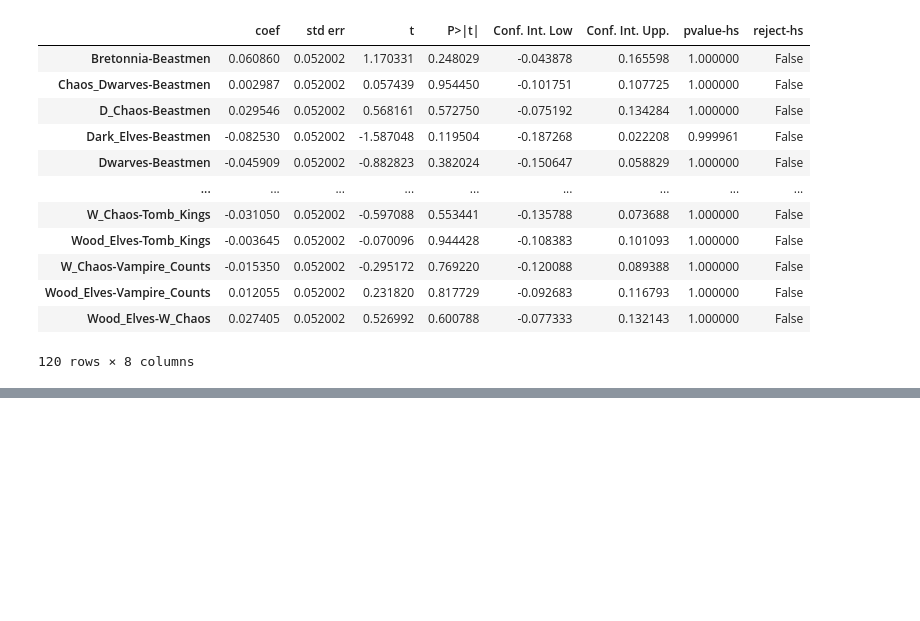
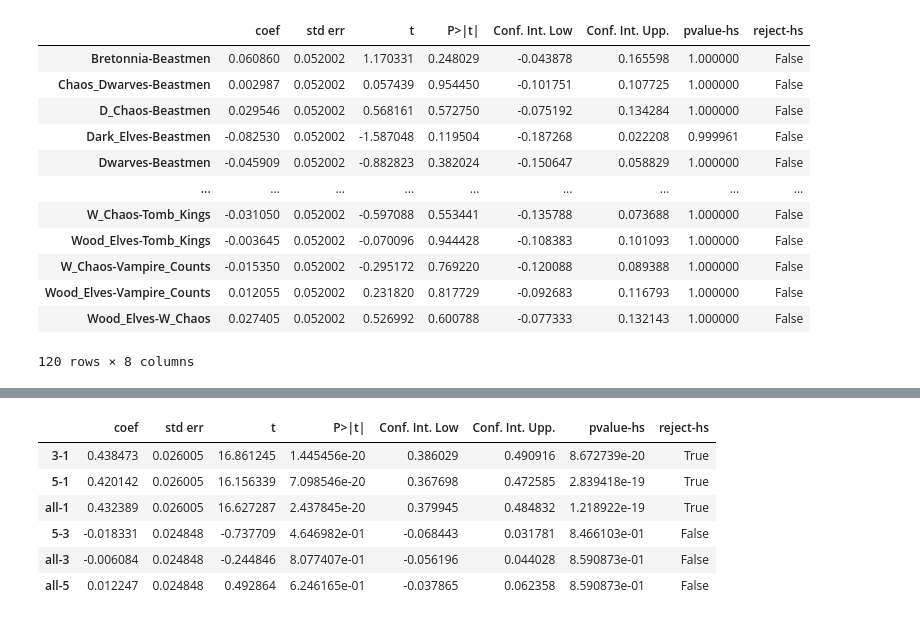
Before and after one commit to jacoblundeen/tow_analysis, a Jupyter notebook: tow_analysis.ipynb, the cells around one changed output, grey strips where cells are left out. Saved outputs shown, nothing was run; the diff lists cells and outputs as text; code cells hidden in the pictures; blank space fills up the shorter version.

```diff
--- a/tow_analysis.ipynb
+++ b/tow_analysis.ipynb
@@ -234,0 +325,11 @@ pw.result_frame
+# %%
+rounds_pw = rounds_model.t_test_pairwise("rounds")
+rounds_pw.result_frame
+# %% [output]
+|  | coef | std err | t | P>|t| | Conf. Int. Low | Conf. Int. Upp. | pvalue-hs | reject-hs |
+| 3-1 | 0.438473 | 0.026005 | 16.861245 | 1.445456e-20 | 0.386029 | 0.490916 | 8.672739e-20 | True |
+| 5-1 | 0.420142 | 0.026005 | 16.156339 | 7.098546e-20 | 0.367698 | 0.472585 | 2.839418e-19 | True |
+| all-1 | 0.432389 | 0.026005 | 16.627287 | 2.437845e-20 | 0.379945 | 0.484832 | 1.218922e-19 | True |
+| 5-3 | -0.018331 | 0.024848 | -0.737709 | 4.646982e-01 | -0.068443 | 0.031781 | 8.466103e-01 | False |
+| all-3 | -0.006084 | 0.024848 | -0.244846 | 8.077407e-01 | -0.056196 | 0.044028 | 8.590873e-01 | False |
+| all-5 | 0.012247 | 0.024848 | 0.492864 | 6.246165e-01 | -0.037865 | 0.062358 | 8.590873e-01 | False |
```
Also changed, not shown: parts of 7 cells of this notebook, 1 other file.
